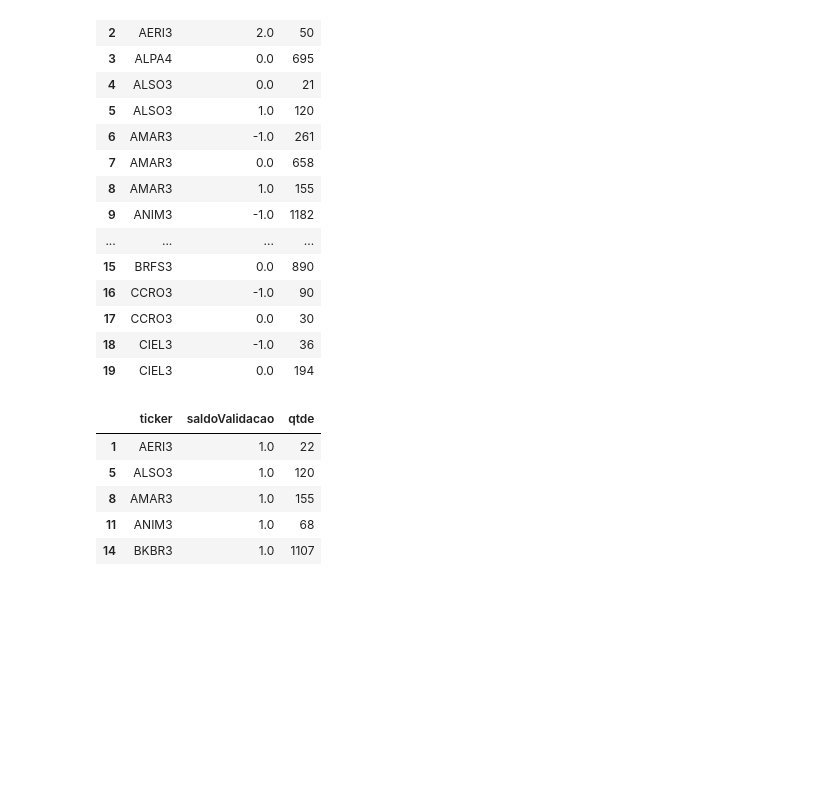
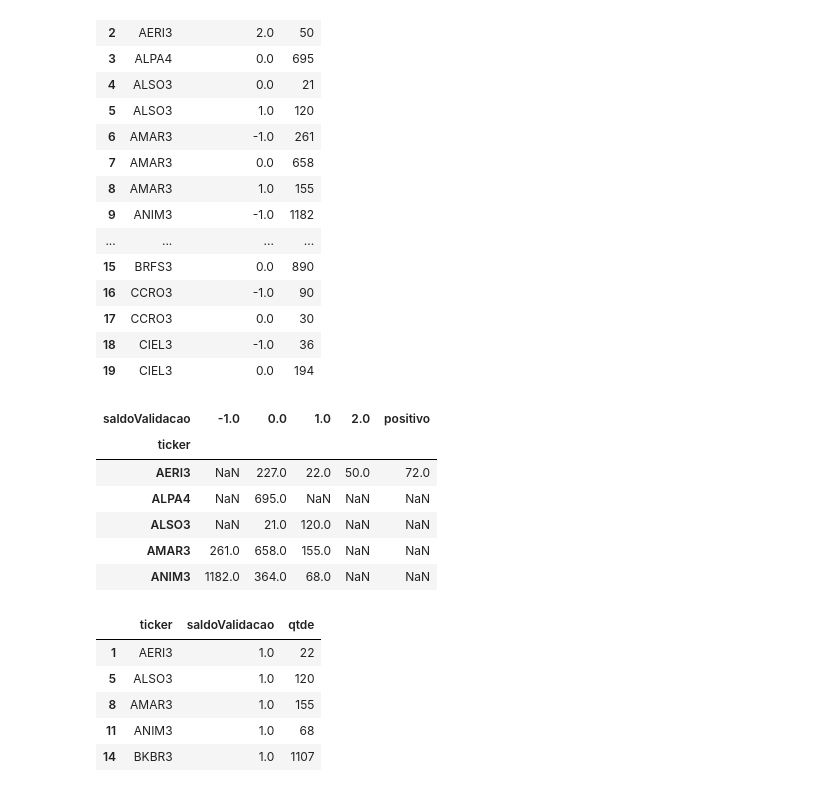
Before and after one commit to paulofor/Jupyter-Espaco01, a Jupyter notebook: Validador/Entendendo a Validação.ipynb, the cells around one changed output. Saved outputs shown, nothing was run; the diff lists cells and outputs as text; code cells hidden in the pictures; blank space fills up the shorter version.

```diff
--- a/Validador/Entendendo a Validação.ipynb
+++ b/Validador/Entendendo a Validação.ipynb
@@ -165,6 +178,19 @@ dfTicker.head(20)
 | 17 | CCRO3 | 0.0 | 30 |
 | 18 | CIEL3 | -1.0 | 36 |
 | 19 | CIEL3 | 0.0 | 194 |
+# %%
+dfTicker2 = dfTicker.pivot_table('qtde','ticker','saldoValidacao')
+# %%
+dfTicker2['positivo'] = dfTicker2[1.0] + dfTicker2[2.0]
+dfTicker2.head()
+# %% [output]
+| saldoValidacao | -1.0 | 0.0 | 1.0 | 2.0 | positivo |
+| ticker |  |  |  |  |  |
+| AERI3 | NaN | 227.0 | 22.0 | 50.0 | 72.0 |
+| ALPA4 | NaN | 695.0 | NaN | NaN | NaN |
+| ALSO3 | NaN | 21.0 | 120.0 | NaN | NaN |
+| AMAR3 | 261.0 | 658.0 | 155.0 | NaN | NaN |
+| ANIM3 | 1182.0 | 364.0 | 68.0 | NaN | NaN |
 # %%
 dfMelhores = dfTicker[dfTicker['saldoValidacao']==1]
 # %%
```
Also changed, not shown: parts of 1 cell of this notebook, 2 other files.
